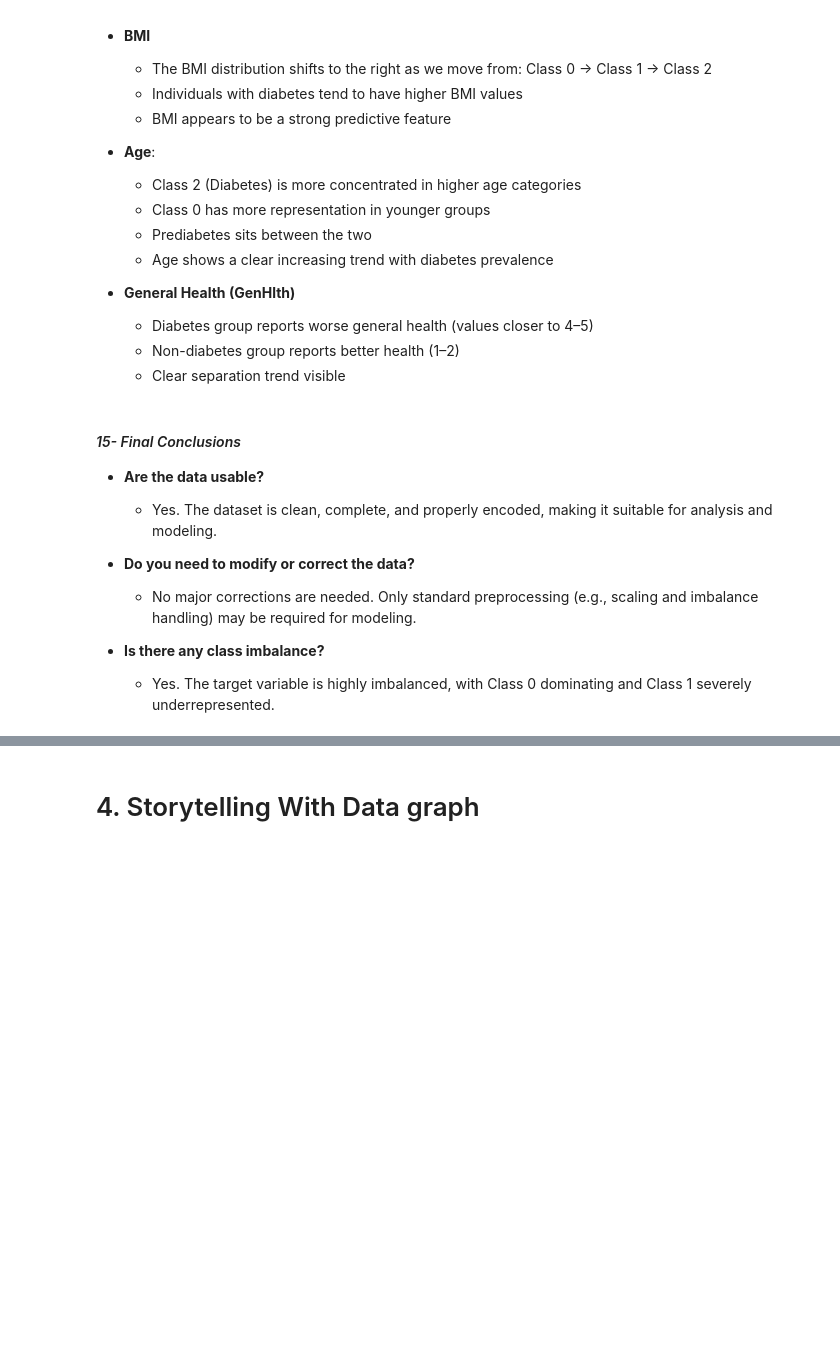
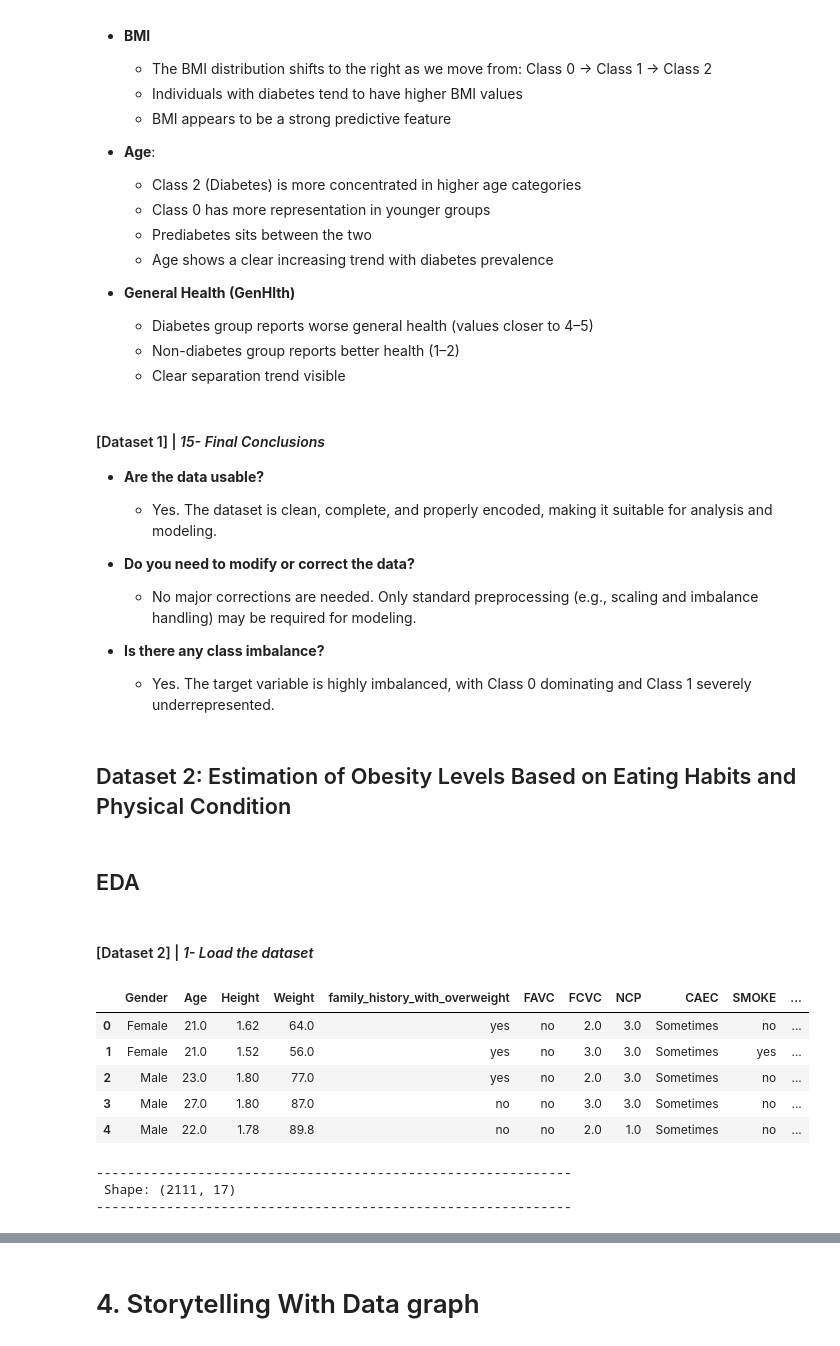
Before and after one commit to jasser-dh/Module-B-semester-2, a Jupyter notebook: OMDS-ModB2-Week2-Dhaouadi-Jasser.ipynb, the cells around one changed output, grey strips where cells are left out. Cells and saved outputs as stored; diff of their text form; code cells hidden in the pictures; blank space fills up the shorter version.

```diff
--- a/OMDS-ModB2-Week2-Dhaouadi-Jasser.ipynb
+++ b/OMDS-ModB2-Week2-Dhaouadi-Jasser.ipynb
@@ -517,7 +517,7 @@ for feature in features:
     - Non-diabetes group reports better health (1–2)
     - Clear separation trend visible
 # %% [markdown]
-#### *15- Final Conclusions*
+#### [Dataset 1] | *15- Final Conclusions*
 - **Are the data usable?**
     - Yes. The dataset is clean, complete, and properly encoded, making it suitable for analysis and modeling.
 
@@ -526,3 +526,28 @@ for feature in features:
 
 - **Is there any class imbalance?**
     - Yes. The target variable is highly imbalanced, with Class 0 dominating and Class 1 severely underrepresented.
+# %% [markdown]
+## Dataset 2: Estimation of Obesity Levels Based on Eating Habits and Physical Condition
+# %% [markdown]
+## EDA
+# %% [markdown]
+#### [Dataset 2] | *1- Load the dataset*
+# %%
+df_obesity = pd.read_csv("data/ObesityDataSet_raw_and_data_sinthetic.csv")
+
+display(df_obesity.head())
+# %% [output]
+|  | Gender | Age | Height | Weight | family_history_with_overweight | FAVC | FCVC | NCP | CAEC | SMOKE | ... |
+| 0 | Female | 21.0 | 1.62 | 64.0 | yes | no | 2.0 | 3.0 | Sometimes | no | ... |
+| 1 | Female | 21.0 | 1.52 | 56.0 | yes | no | 3.0 | 3.0 | Sometimes | yes | ... |
+| 2 | Male | 23.0 | 1.80 | 77.0 | yes | no | 2.0 | 3.0 | Sometimes | no | ... |
+| 3 | Male | 27.0 | 1.80 | 87.0 | no | no | 3.0 | 3.0 | Sometimes | no | ... |
+| 4 | Male | 22.0 | 1.78 | 89.8 | no | no | 2.0 | 1.0 | Sometimes | no | ... |
+# %%
+print("-------------------------------------------------------------")
+print(f" Shape: {df_obesity.shape}")
+print("-------------------------------------------------------------")
+# %% [output]
+-------------------------------------------------------------
+ Shape: (2111, 17)
+-------------------------------------------------------------
```
Also changed, not shown: parts of 94 cells of this notebook.
